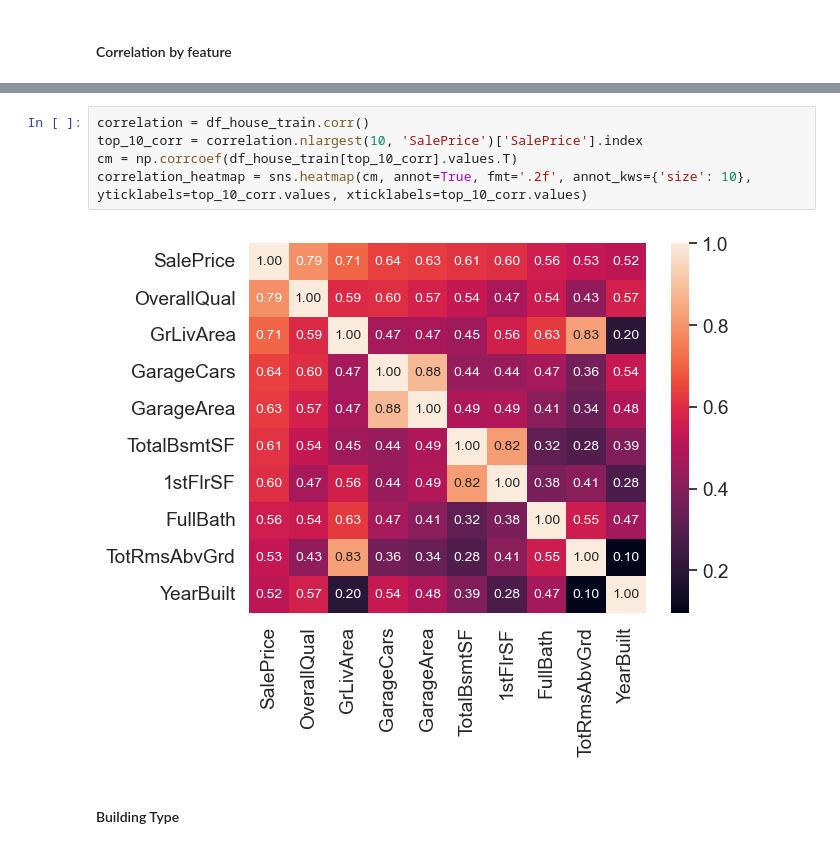
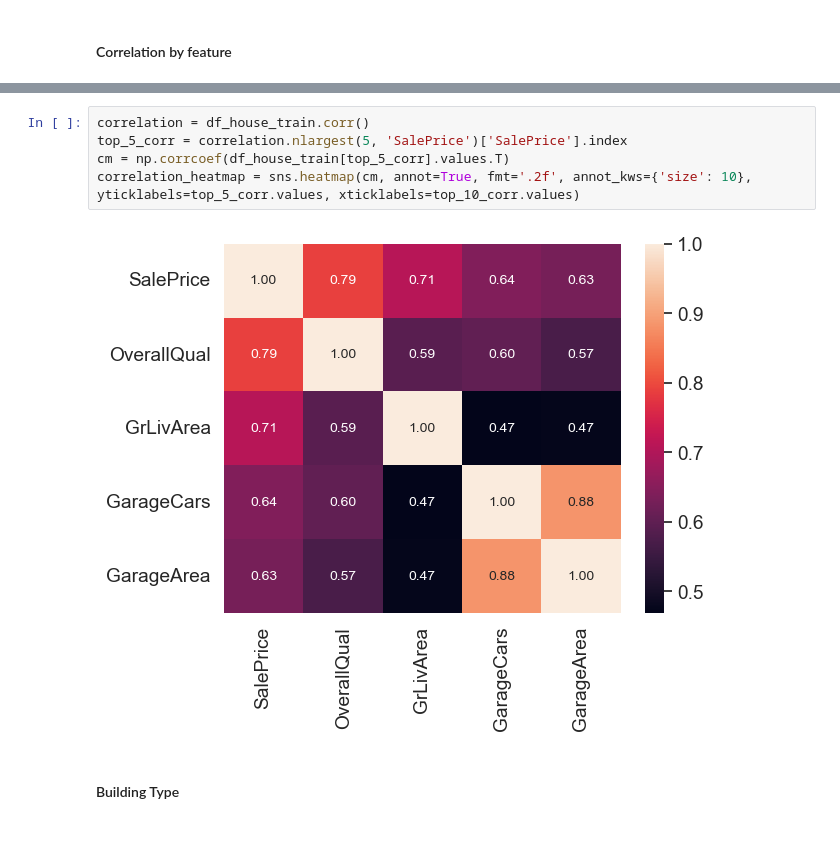
Before and after one commit to strangenicholas/Housing-Price-Prediction---Predictive-Analytics-and-Advanced-Regression-, a Jupyter notebook: Housing Price Prediction - Predictive Analytics and Advanced Regression .ipynb, the cells around one changed output, grey strips where cells are left out. Saved outputs shown, nothing was run; the diff lists cells and outputs as text.

```diff
--- a/Housing Price Prediction - Predictive Analytics and Advanced Regression .ipynb
+++ b/Housing Price Prediction - Predictive Analytics and Advanced Regression .ipynb
@@ -163,11 +163,11 @@ SalePrice        1.000000
 dtype: float64
 # %%
 correlation = df_house_train.corr()
-top_10_corr = correlation.nlargest(10, 'SalePrice')['SalePrice'].index
-cm = np.corrcoef(df_house_train[top_10_corr].values.T)
-correlation_heatmap = sns.heatmap(cm, annot=True, fmt='.2f', annot_kws={'size': 10}, yticklabels=top_10_corr.values, xticklabels=top_10_corr.values)
+top_5_corr = correlation.nlargest(5, 'SalePrice')['SalePrice'].index
+cm = np.corrcoef(df_house_train[top_5_corr].values.T)
+correlation_heatmap = sns.heatmap(cm, annot=True, fmt='.2f', annot_kws={'size': 10}, yticklabels=top_5_corr.values, xticklabels=top_10_corr.values)
 # %% [output]
-[figure, old version]
+[figure, new version]
 # %% [markdown]
 #### Building Type
 # %%
```
Also changed, not shown: parts of 6 cells of this notebook.
